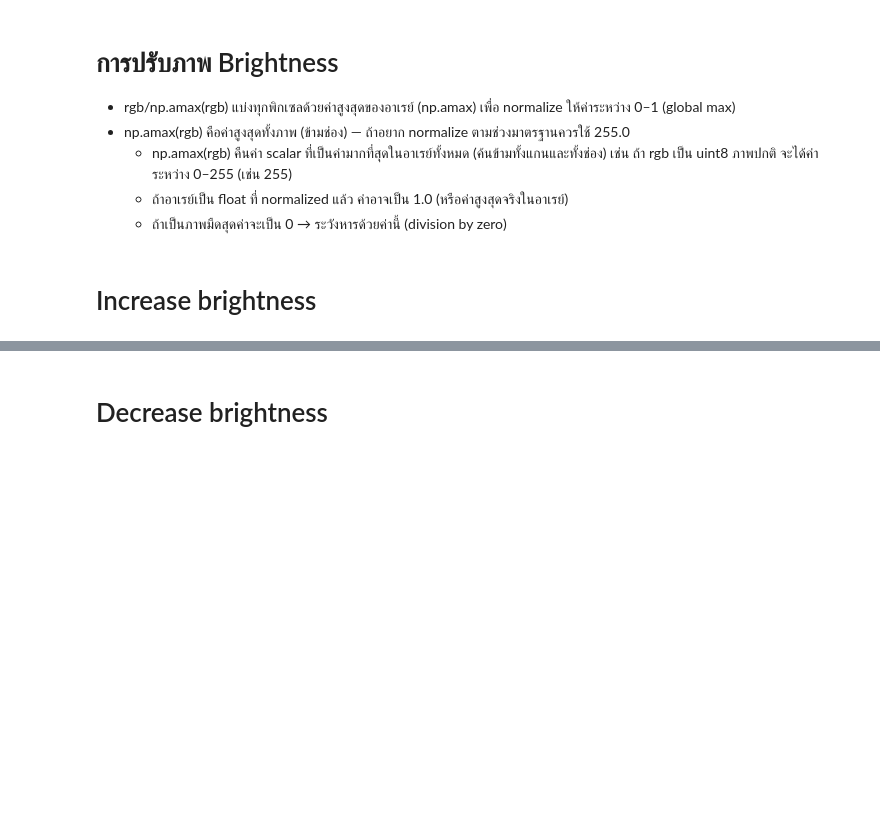
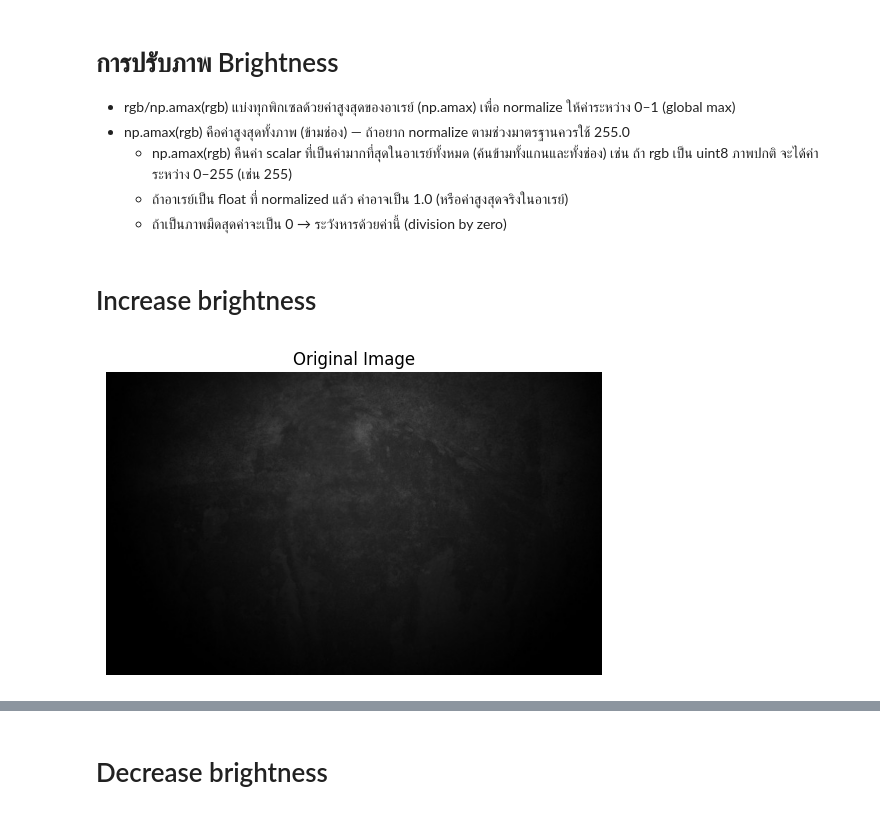
Before and after one commit to Minkkies/Digital-Image-Processing, a Jupyter notebook: week2/ex1.ipynb, the cells around one changed output, grey strips where cells are left out. Saved outputs shown, nothing was run; the diff lists cells and outputs as text; code cells hidden in the pictures; blank space fills up the shorter version.

```diff
--- a/week2/ex1.ipynb
+++ b/week2/ex1.ipynb
@@ -89,5 +112,11 @@ plt.show()
 # %%
 img = cv2.imread("./images/dark.jpg")
 b, g, r = cv2.split(img)
 rgb = cv2.merge([r, g, b])
+plt.imshow(img)
+plt.title('Original Image')
+plt.axis('off')
+plt.show()
+# %% [output]
+[figure, added]
 # %%
```
Also changed, not shown: parts of 8 cells of this notebook, 1 other file.
